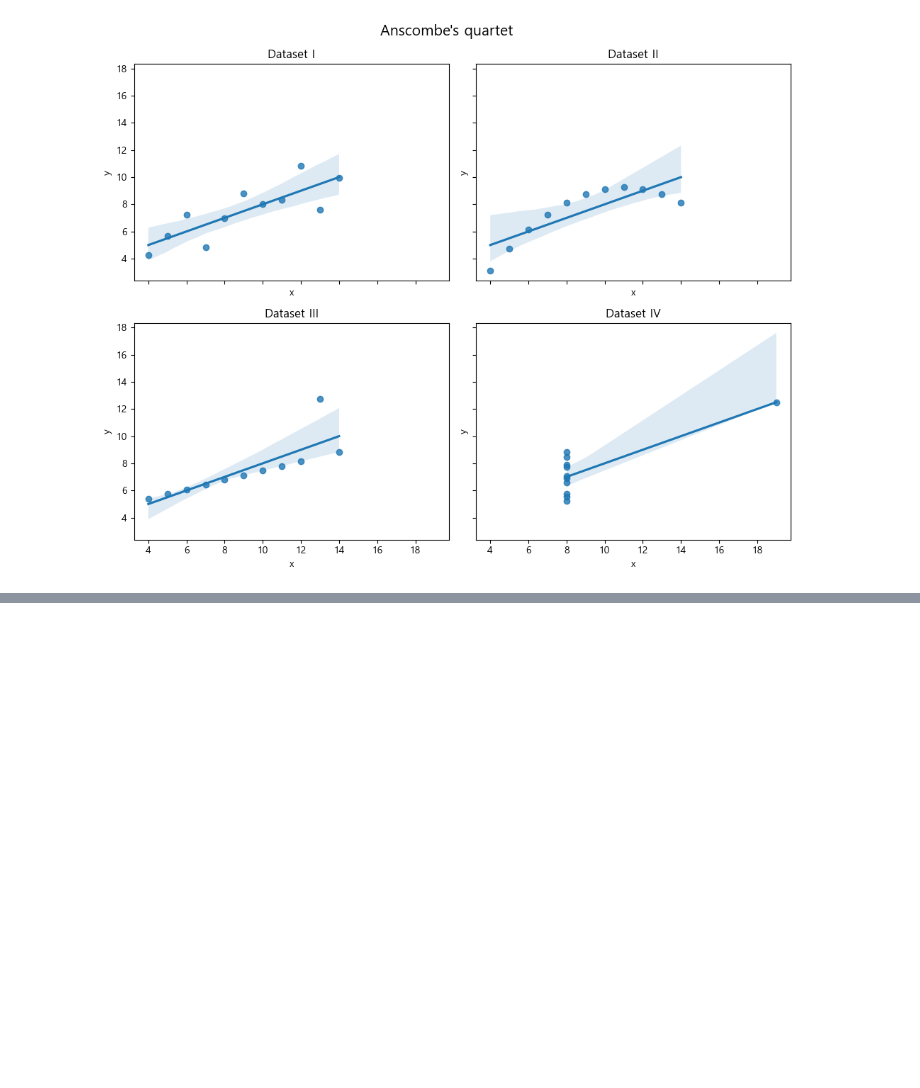
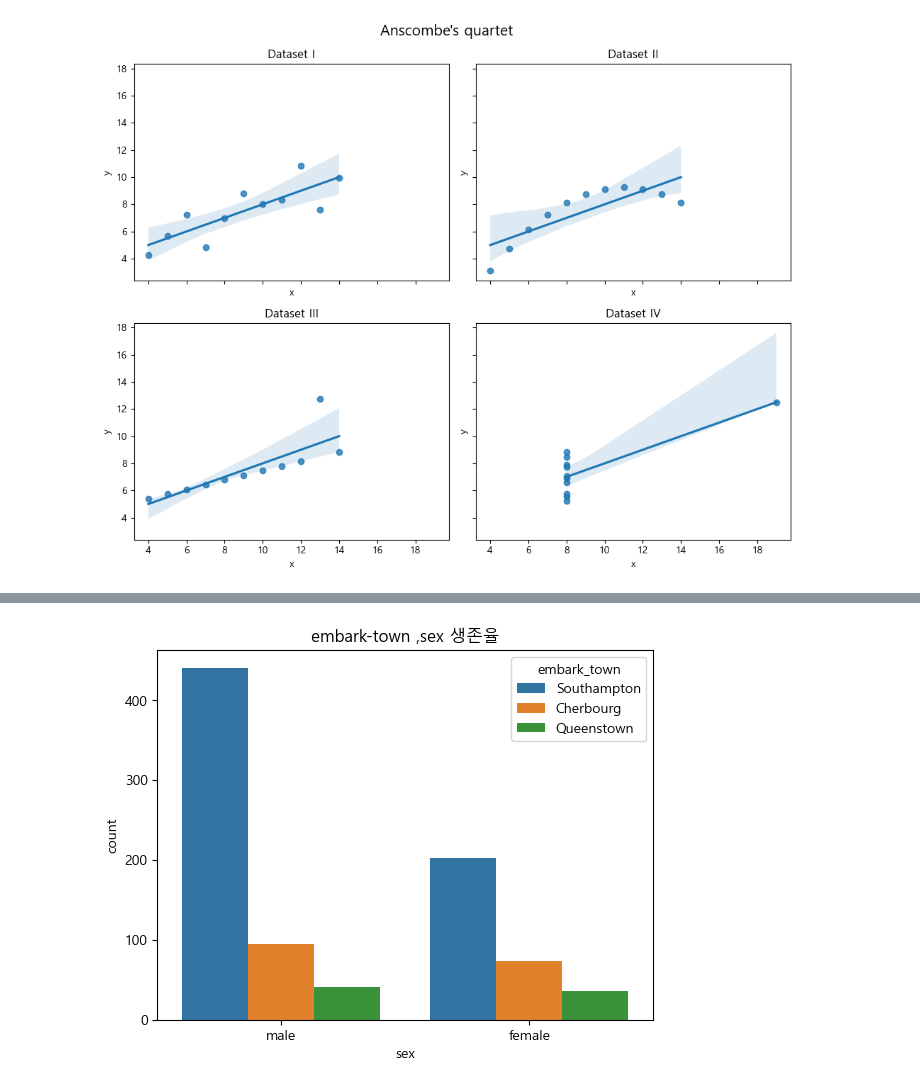
Before and after one commit to hyangshim/DataAnalysis_lecture-2023.04, a Jupyter notebook: 03.시각화/05.Seaborn.ipynb, the cells around one changed output, grey strips where cells are left out. Saved outputs shown, nothing was run; the diff lists cells and outputs as text; code cells hidden in the pictures; blank space fills up the shorter version.

```diff
--- a/03.시각화/05.Seaborn.ipynb
+++ b/03.시각화/05.Seaborn.ipynb
@@ -214,0 +225,6 @@ plt.show()
+# %%
+sns.countplot(x='sex', hue='embark_town', data=titanic)
+plt.title('embark-town ,sex 생존율')
+plt.show()
+# %% [output]
+[figure, added]
```
Also changed, not shown: parts of 7 cells of this notebook.
